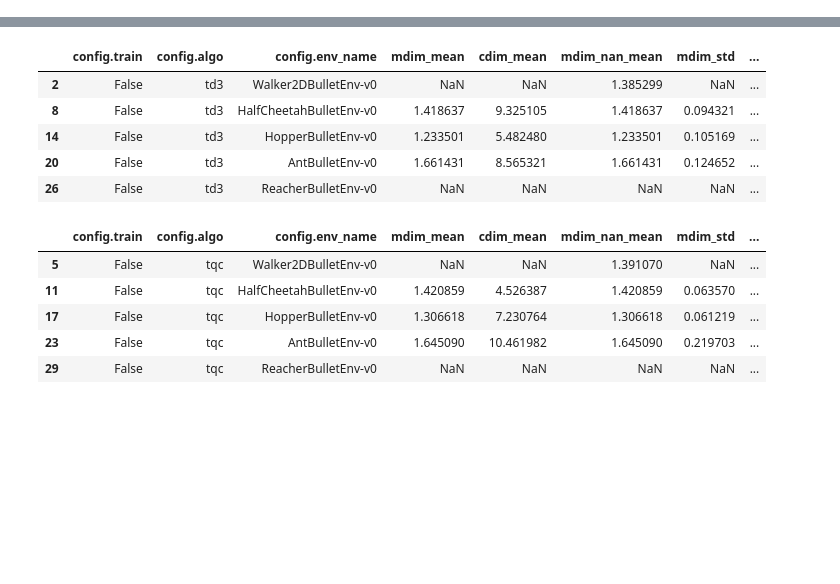
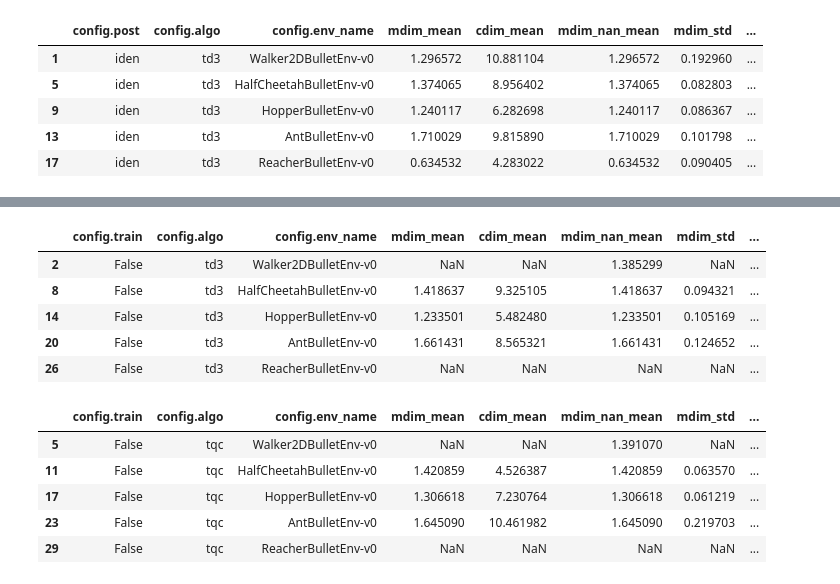
Before and after one commit to sgillen/policy_refinement, a Jupyter notebook: load_ars_zoo.ipynb, the cells around one changed output, grey strips where cells are left out. Saved outputs shown, nothing was run; the diff lists cells and outputs as text; code cells hidden in the pictures; blank space fills up the shorter version.

```diff
--- a/load_ars_zoo.ipynb
+++ b/load_ars_zoo.ipynb
@@ -0,0 +1,6 @@
+# %%
+import pandas as pd
+file_name = "test_out/plsbefast.csv"
+df = pd.read_csv(file_name)[['config.post', 'config.algo', 'config.env_name', 'mdim_mean', 'cdim_mean', 'mdim_nan_mean', 'mdim_std', 'ureward_mean', 'ureward_std', 'nreward_mean', 'nreward_std', 'len_mean',
+                             'cdim_nan_mean']]#, 'config.post']]
+df
@@ -0,0 +11,9 @@
+# %%
+df.loc[(df['config.algo'] == 'td3') & (df['config.post']=='iden')]
+# %% [output]
+|  | config.post | config.algo | config.env_name | mdim_mean | cdim_mean | mdim_nan_mean | mdim_std | ... |
+| 1 | iden | td3 | Walker2DBulletEnv-v0 | 1.296572 | 10.881104 | 1.296572 | 0.192960 | ... |
+| 5 | iden | td3 | HalfCheetahBulletEnv-v0 | 1.374065 | 8.956402 | 1.374065 | 0.082803 | ... |
+| 9 | iden | td3 | HopperBulletEnv-v0 | 1.240117 | 6.282698 | 1.240117 | 0.086367 | ... |
+| 13 | iden | td3 | AntBulletEnv-v0 | 1.710029 | 9.815890 | 1.710029 | 0.101798 | ... |
+| 17 | iden | td3 | ReacherBulletEnv-v0 | 0.634532 | 4.283022 | 0.634532 | 0.090405 | ... |
```
Also changed, not shown: parts of 7 cells of this notebook, 2 other files.
